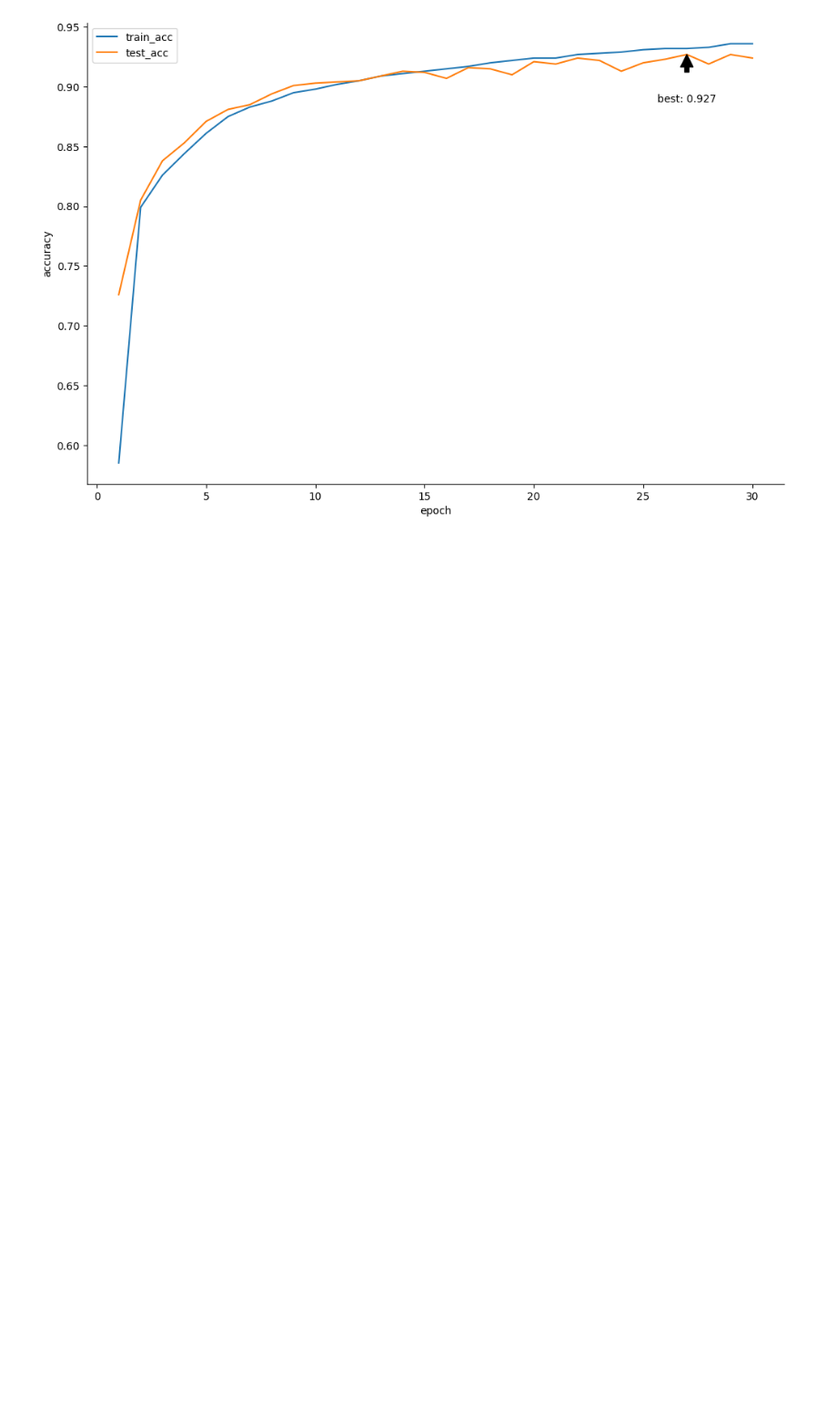
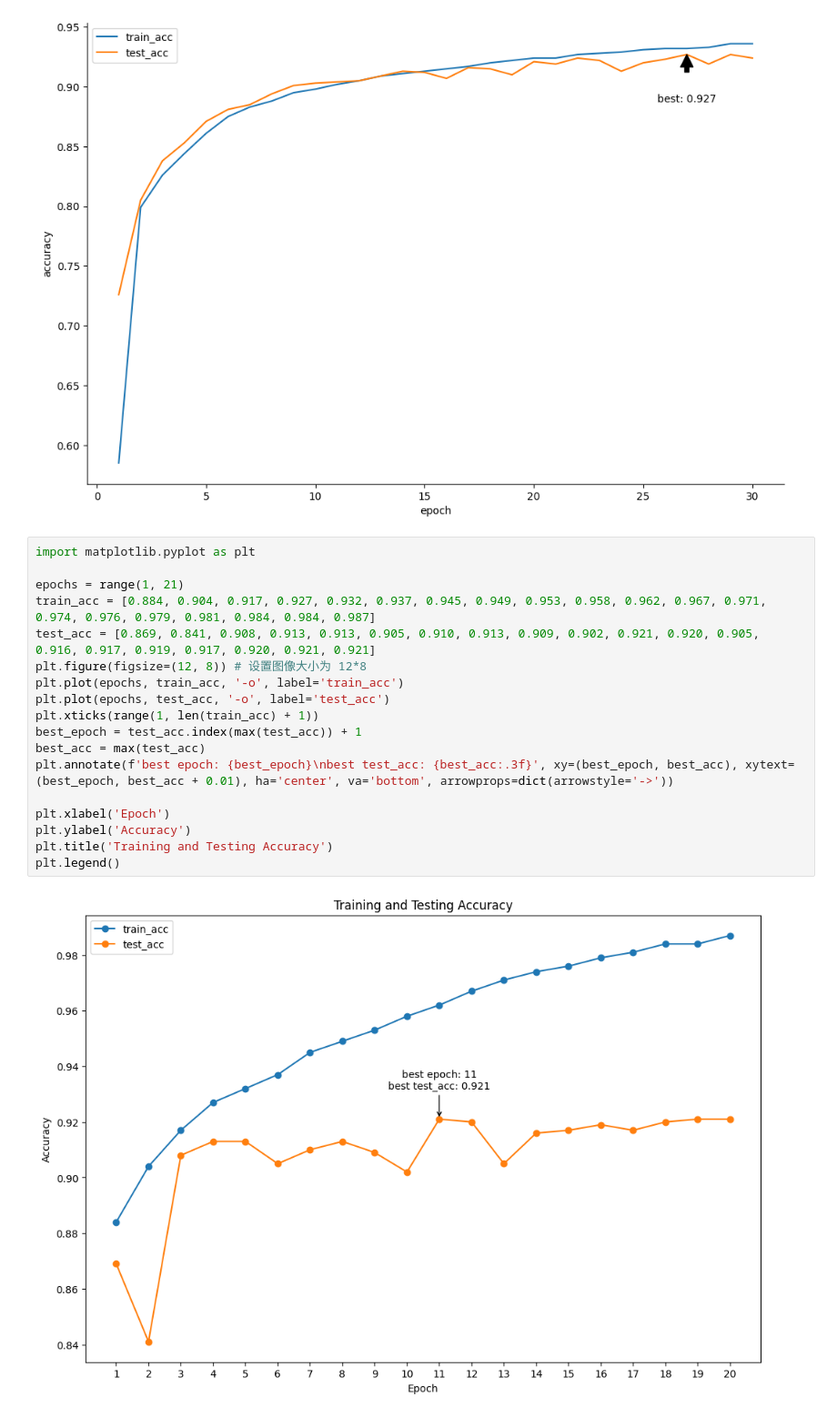
Before and after one commit to AIWildUItraman/FashionMNIST-PyTorch-Models, a Jupyter notebook: visualization.ipynb, the cells around one changed output. Shown at 91% size. Saved outputs shown, nothing was run; the diff lists cells and outputs as text; blank space fills up the shorter version.

Commit message:
batchsize_test_acc

```diff
--- a/visualization.ipynb
+++ b/visualization.ipynb
@@ -67,3 +67,23 @@ ax.spines['right'].set_visible(False)
 plt.show()
 # %% [output]
 [figure]
+# %%
+import matplotlib.pyplot as plt
+
+epochs = range(1, 21)
+train_acc = [0.884, 0.904, 0.917, 0.927, 0.932, 0.937, 0.945, 0.949, 0.953, 0.958, 0.962, 0.967, 0.971, 0.974, 0.976, 0.979, 0.981, 0.984, 0.984, 0.987]
+test_acc = [0.869, 0.841, 0.908, 0.913, 0.913, 0.905, 0.910, 0.913, 0.909, 0.902, 0.921, 0.920, 0.905, 0.916, 0.917, 0.919, 0.917, 0.920, 0.921, 0.921]
+plt.figure(figsize=(12, 8)) # 设置图像大小为 12*8
+plt.plot(epochs, train_acc, '-o', label='train_acc')
+plt.plot(epochs, test_acc, '-o', label='test_acc')
+plt.xticks(range(1, len(train_acc) + 1))
+best_epoch = test_acc.index(max(test_acc)) + 1
+best_acc = max(test_acc)
+plt.annotate(f'best epoch: {best_epoch}\nbest test_acc: {best_acc:.3f}', xy=(best_epoch, best_acc), xytext=(best_epoch, best_acc + 0.01), ha='center', va='bottom', arrowprops=dict(arrowstyle='->'))
+
+plt.xlabel('Epoch')
+plt.ylabel('Accuracy')
+plt.title('Training and Testing Accuracy')
+plt.legend()
+# %% [output]
+[figure, added]
```
Also changed, not shown: parts of 2 cells of this notebook, 8 other files.
